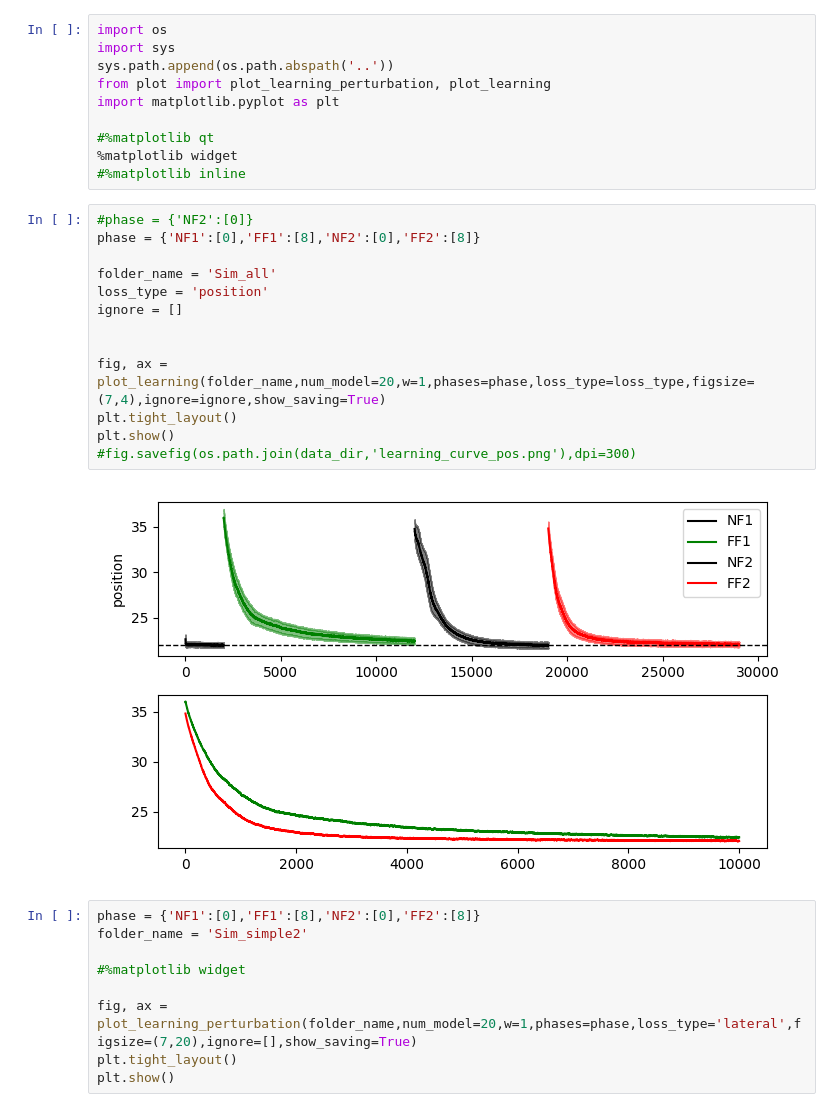
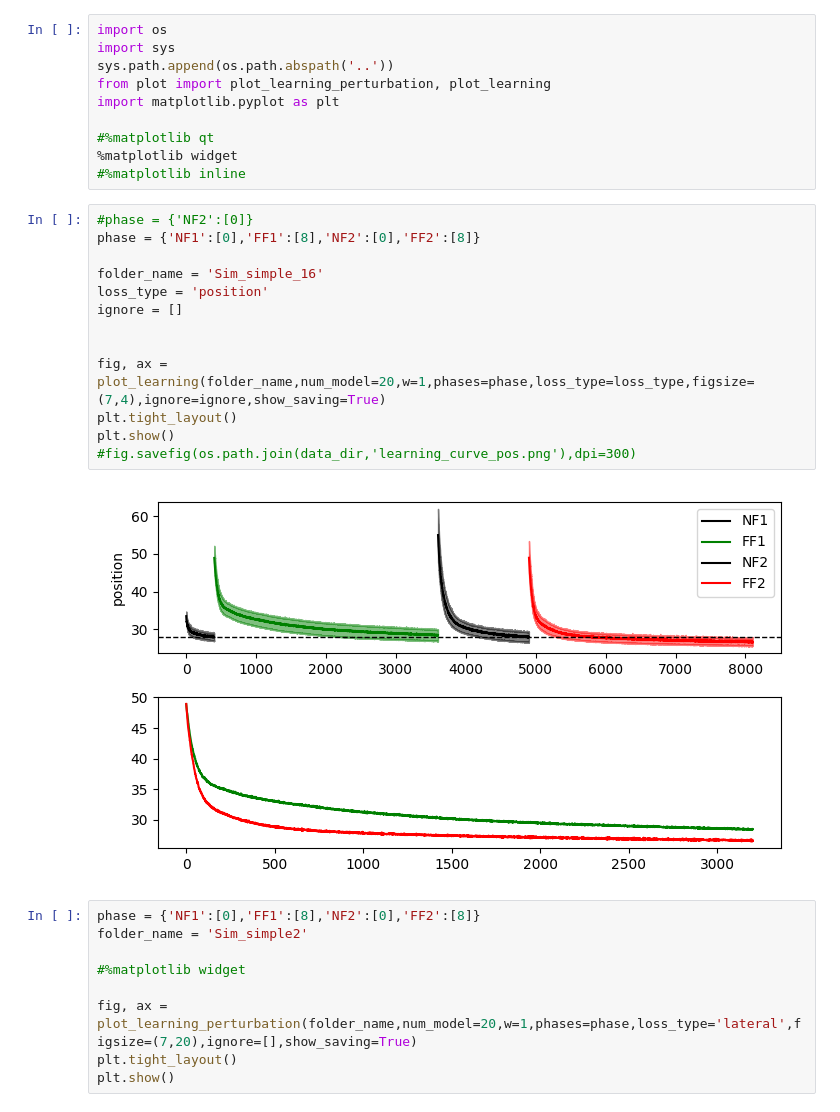
Before and after one commit to mshahbazi1997/MotorSavingModel, a Jupyter notebook: notebooks/test_saving.ipynb, the cells around one changed output. Saved outputs shown, nothing was run; the diff lists cells and outputs as text.

```diff
--- a/notebooks/test_saving.ipynb
+++ b/notebooks/test_saving.ipynb
@@ -11,18 +11,18 @@ import matplotlib.pyplot as plt
 # %%
 #phase = {'NF2':[0]}
 phase = {'NF1':[0],'FF1':[8],'NF2':[0],'FF2':[8]}
 
-folder_name = 'Sim_all'
+folder_name = 'Sim_simple_16'
 loss_type = 'position'
 ignore = []
 
 
 fig, ax = plot_learning(folder_name,num_model=20,w=1,phases=phase,loss_type=loss_type,figsize=(7,4),ignore=ignore,show_saving=True)
 plt.tight_layout()
 plt.show()
 #fig.savefig(os.path.join(data_dir,'learning_curve_pos.png'),dpi=300)
 # %% [output]
-[figure, old version]
+[figure, new version]
 # %%
 phase = {'NF1':[0],'FF1':[8],'NF2':[0],'FF2':[8]}
 folder_name = 'Sim_simple2'
```
Also changed, not shown: 4 other files.
